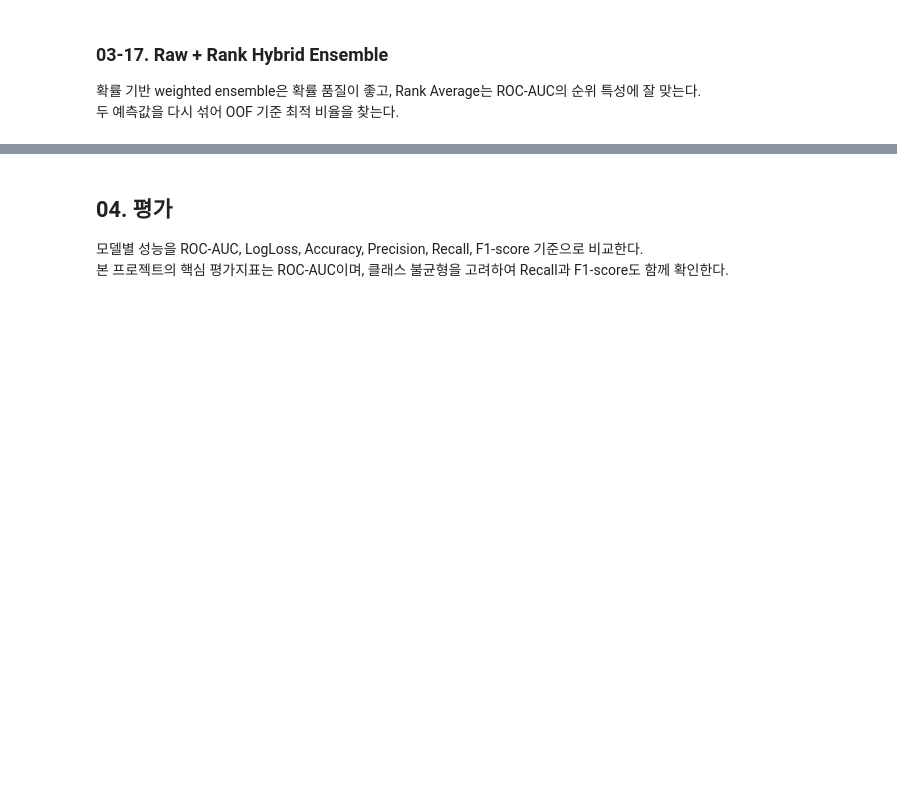
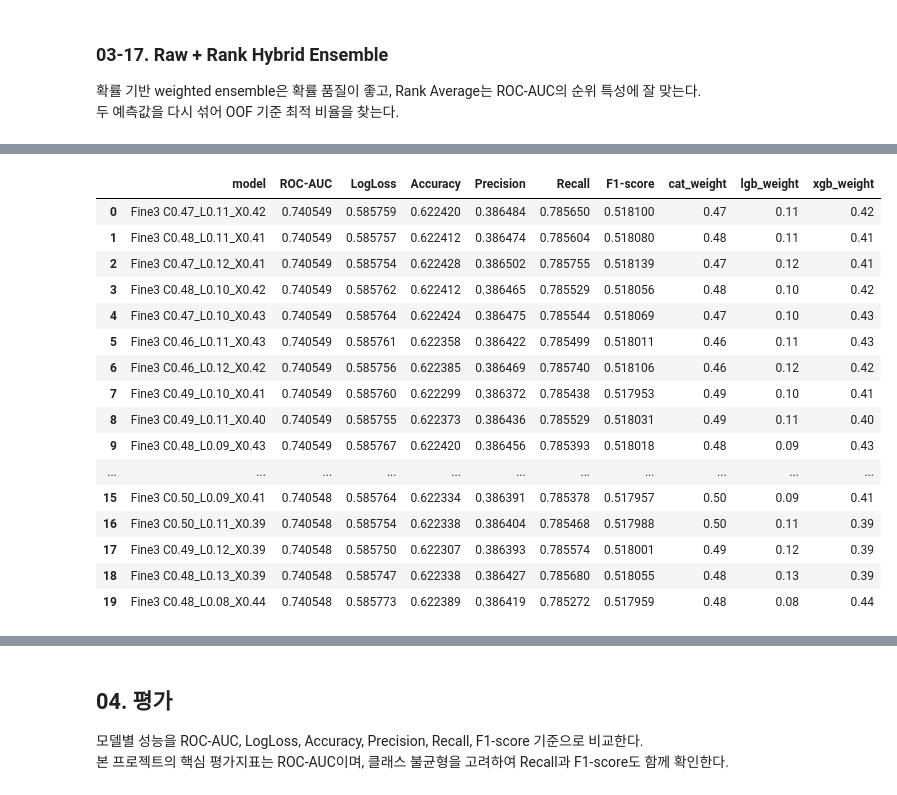
Before and after one commit to nanimnoworry/PSP, a Jupyter notebook: 00.Project_Fertility_PSP_v5.ipynb, the cells around one changed output, grey strips where cells are left out. Saved outputs shown, nothing was run; the diff lists cells and outputs as text; code cells hidden in the pictures; blank space fills up the shorter version.

```diff
--- a/00.Project_Fertility_PSP_v5.ipynb
+++ b/00.Project_Fertility_PSP_v5.ipynb
@@ -3616,0 +3745,55 @@ OOF 개선폭이 작을 때는 리더보드에서 순서가 바뀔 수 있으므
+# %%
+# 3-model weighted fine search
+
+fine_three_results = []
+
+for cat_weight in np.arange(0.42, 0.59, 0.01):
+    for lgb_weight in np.arange(0.00, 0.21, 0.01):
+        xgb_weight = 1 - cat_weight - lgb_weight
+
+        if xgb_weight < 0.25 or xgb_weight > 0.55:
+            continue
+
+        fine_oof = (
+            cat_weight * cat_oof_pred
+            + lgb_weight * lgb_oof_pred
+            + xgb_weight * xgb_oof_pred
+        )
+
+        metrics = evaluate_binary_model(
+            f"Fine3 C{cat_weight:.2f}_L{lgb_weight:.2f}_X{xgb_weight:.2f}",
+            y,
+            fine_oof
+        )
+
+        metrics["cat_weight"] = cat_weight
+        metrics["lgb_weight"] = lgb_weight
+        metrics["xgb_weight"] = xgb_weight
+
+        fine_three_results.append(metrics)
+
+fine_three_results_df = (
+    pd.DataFrame(fine_three_results)
+    .sort_values("ROC-AUC", ascending=False)
+    .reset_index(drop=True)
+)
+
+display(fine_three_results_df.head(20))
+# %% [output]
+|  | model | ROC-AUC | LogLoss | Accuracy | Precision | Recall | F1-score | cat_weight | lgb_weight | xgb_weight |
+| 0 | Fine3 C0.47_L0.11_X0.42 | 0.740549 | 0.585759 | 0.622420 | 0.386484 | 0.785650 | 0.518100 | 0.47 | 0.11 | 0.42 |
+| 1 | Fine3 C0.48_L0.11_X0.41 | 0.740549 | 0.585757 | 0.622412 | 0.386474 | 0.785604 | 0.518080 | 0.48 | 0.11 | 0.41 |
+| 2 | Fine3 C0.47_L0.12_X0.41 | 0.740549 | 0.585754 | 0.622428 | 0.386502 | 0.785755 | 0.518139 | 0.47 | 0.12 | 0.41 |
+| 3 | Fine3 C0.48_L0.10_X0.42 | 0.740549 | 0.585762 | 0.622412 | 0.386465 | 0.785529 | 0.518056 | 0.48 | 0.10 | 0.42 |
+| 4 | Fine3 C0.47_L0.10_X0.43 | 0.740549 | 0.585764 | 0.622424 | 0.386475 | 0.785544 | 0.518069 | 0.47 | 0.10 | 0.43 |
+| 5 | Fine3 C0.46_L0.11_X0.43 | 0.740549 | 0.585761 | 0.622358 | 0.386422 | 0.785499 | 0.518011 | 0.46 | 0.11 | 0.43 |
+| 6 | Fine3 C0.46_L0.12_X0.42 | 0.740549 | 0.585756 | 0.622385 | 0.386469 | 0.785740 | 0.518106 | 0.46 | 0.12 | 0.42 |
+| 7 | Fine3 C0.49_L0.10_X0.41 | 0.740549 | 0.585760 | 0.622299 | 0.386372 | 0.785438 | 0.517953 | 0.49 | 0.10 | 0.41 |
+| 8 | Fine3 C0.49_L0.11_X0.40 | 0.740549 | 0.585755 | 0.622373 | 0.386436 | 0.785529 | 0.518031 | 0.49 | 0.11 | 0.40 |
+| 9 | Fine3 C0.48_L0.09_X0.43 | 0.740549 | 0.585767 | 0.622420 | 0.386456 | 0.785393 | 0.518018 | 0.48 | 0.09 | 0.43 |
+| ... | ... | ... | ... | ... | ... | ... | ... | ... | ... | ... |
+| 15 | Fine3 C0.50_L0.09_X0.41 | 0.740548 | 0.585764 | 0.622334 | 0.386391 | 0.785378 | 0.517957 | 0.50 | 0.09 | 0.41 |
+| 16 | Fine3 C0.50_L0.11_X0.39 | 0.740548 | 0.585754 | 0.622338 | 0.386404 | 0.785468 | 0.517988 | 0.50 | 0.11 | 0.39 |
+| 17 | Fine3 C0.49_L0.12_X0.39 | 0.740548 | 0.585750 | 0.622307 | 0.386393 | 0.785574 | 0.518001 | 0.49 | 0.12 | 0.39 |
+| 18 | Fine3 C0.48_L0.13_X0.39 | 0.740548 | 0.585747 | 0.622338 | 0.386427 | 0.785680 | 0.518055 | 0.48 | 0.13 | 0.39 |
+| 19 | Fine3 C0.48_L0.08_X0.44 | 0.740548 | 0.585773 | 0.622389 | 0.386419 | 0.785272 | 0.517959 | 0.48 | 0.08 | 0.44 |
```
Also changed, not shown: parts of 32 cells of this notebook.
